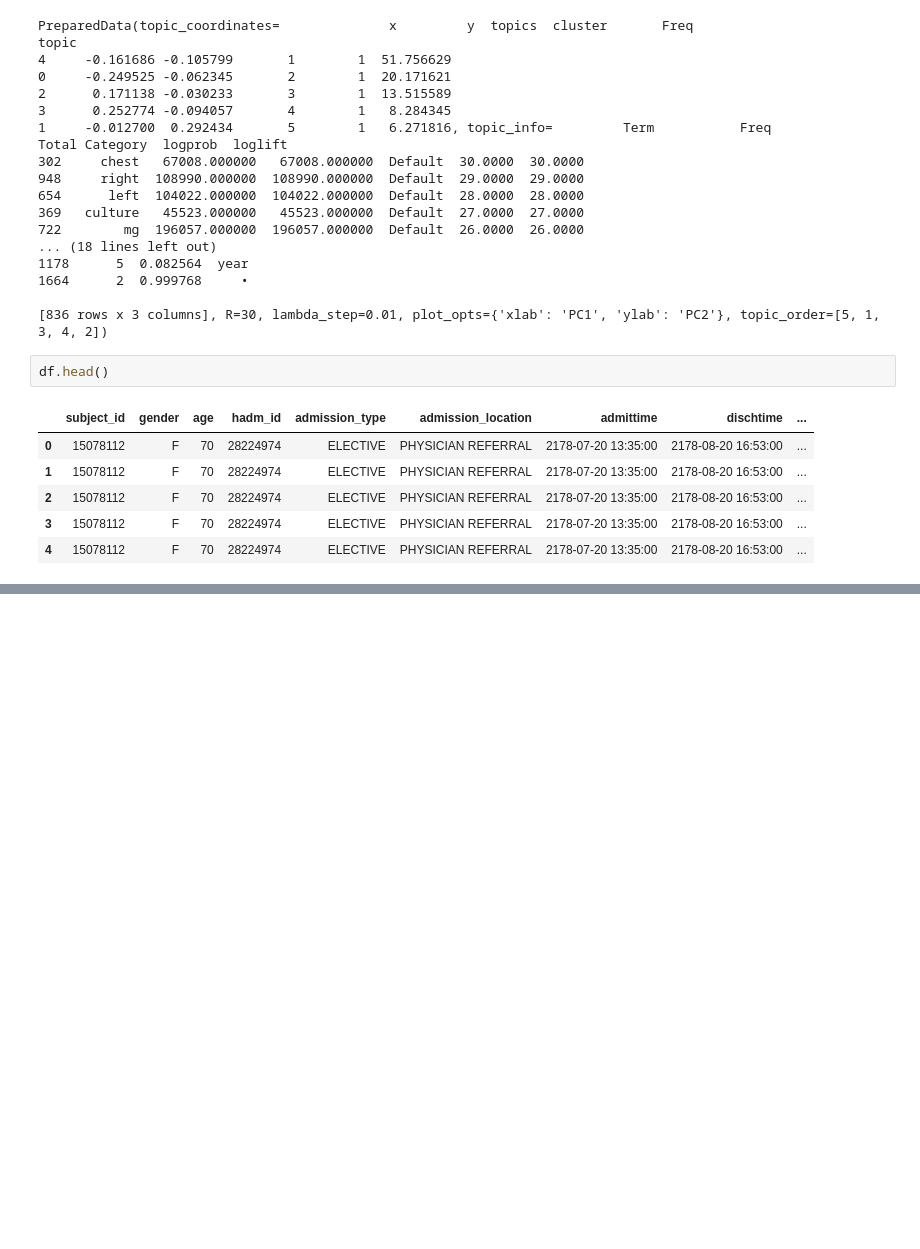
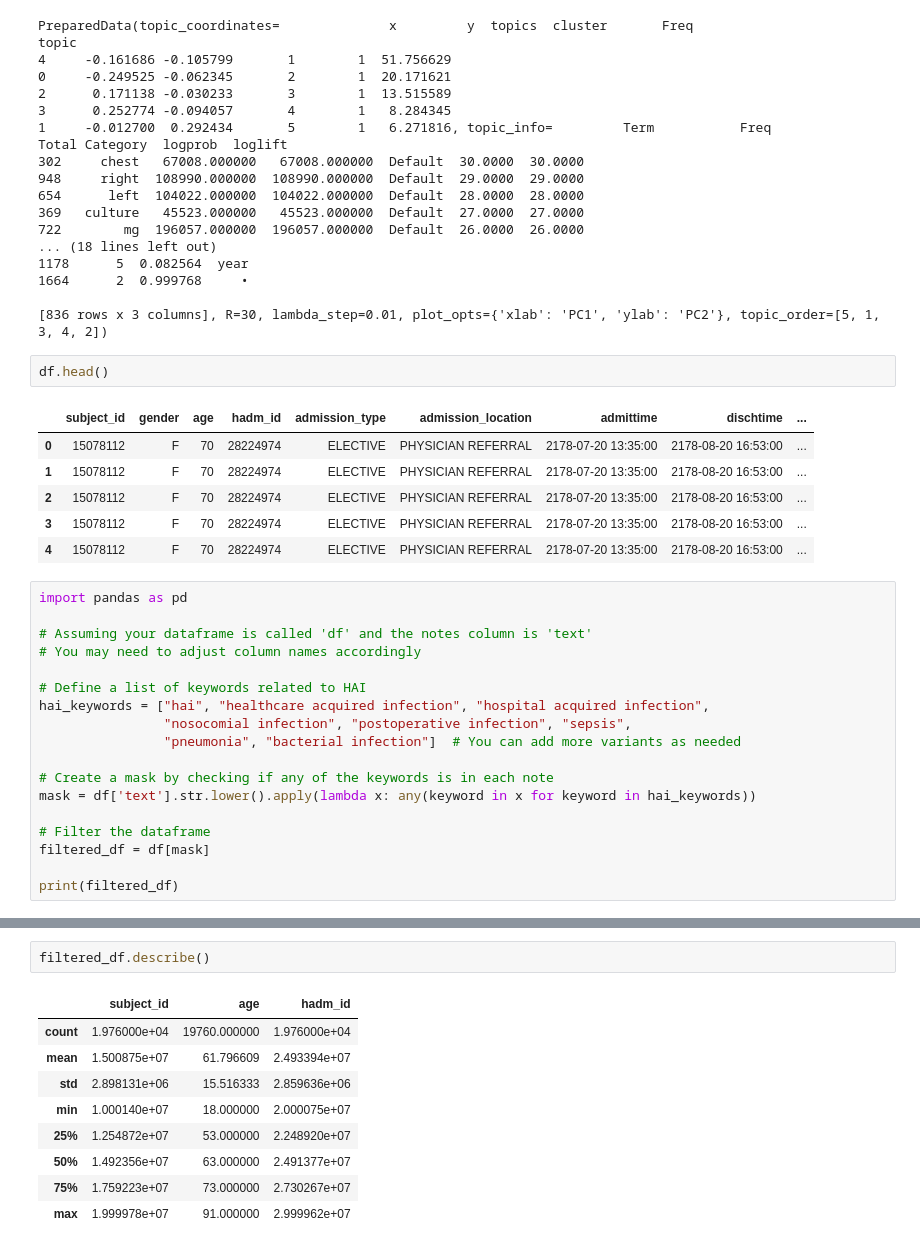
Before and after one commit to wdemichele/COMP90089-VAP-Diagnosis, a Jupyter notebook: ML_Health_NLP.ipynb, the cells around one changed output, grey strips where cells are left out. Drawn from its saved outputs; the diff is of its cells as text; blank space fills up the shorter version.

```diff
--- a/ML_Health_NLP.ipynb
+++ b/ML_Health_NLP.ipynb
@@ -247,3 +247,21 @@ df.head()
 | 2 | 15078112 | F | 70 | 28224974 | ELECTIVE | PHYSICIAN REFERRAL | 2178-07-20 13:35:00 | 2178-08-20 16:53:00 | ... |
 | 3 | 15078112 | F | 70 | 28224974 | ELECTIVE | PHYSICIAN REFERRAL | 2178-07-20 13:35:00 | 2178-08-20 16:53:00 | ... |
 | 4 | 15078112 | F | 70 | 28224974 | ELECTIVE | PHYSICIAN REFERRAL | 2178-07-20 13:35:00 | 2178-08-20 16:53:00 | ... |
+# %%
+import pandas as pd
+
+# Assuming your dataframe is called 'df' and the notes column is 'text'
+# You may need to adjust column names accordingly
+
+# Define a list of keywords related to HAI
+hai_keywords = ["hai", "healthcare acquired infection", "hospital acquired infection",
+                "nosocomial infection", "postoperative infection", "sepsis",
+                "pneumonia", "bacterial infection"]  # You can add more variants as needed
+
+# Create a mask by checking if any of the keywords is in each note
+mask = df['text'].str.lower().apply(lambda x: any(keyword in x for keyword in hai_keywords))
+
+# Filter the dataframe
+filtered_df = df[mask]
+
+print(filtered_df)
@@ -249,0 +286,12 @@ df.head()
+# %%
+filtered_df.describe()
+# %% [output]
+|  | subject_id | age | hadm_id |
+| count | 1.976000e+04 | 19760.000000 | 1.976000e+04 |
+| mean | 1.500875e+07 | 61.796609 | 2.493394e+07 |
+| std | 2.898131e+06 | 15.516333 | 2.859636e+06 |
+| min | 1.000140e+07 | 18.000000 | 2.000075e+07 |
+| 25% | 1.254872e+07 | 53.000000 | 2.248920e+07 |
+| 50% | 1.492356e+07 | 63.000000 | 2.491377e+07 |
+| 75% | 1.759223e+07 | 73.000000 | 2.730267e+07 |
+| max | 1.999978e+07 | 91.000000 | 2.999962e+07 |
```
Also changed, not shown: parts of 6 cells of this notebook.
